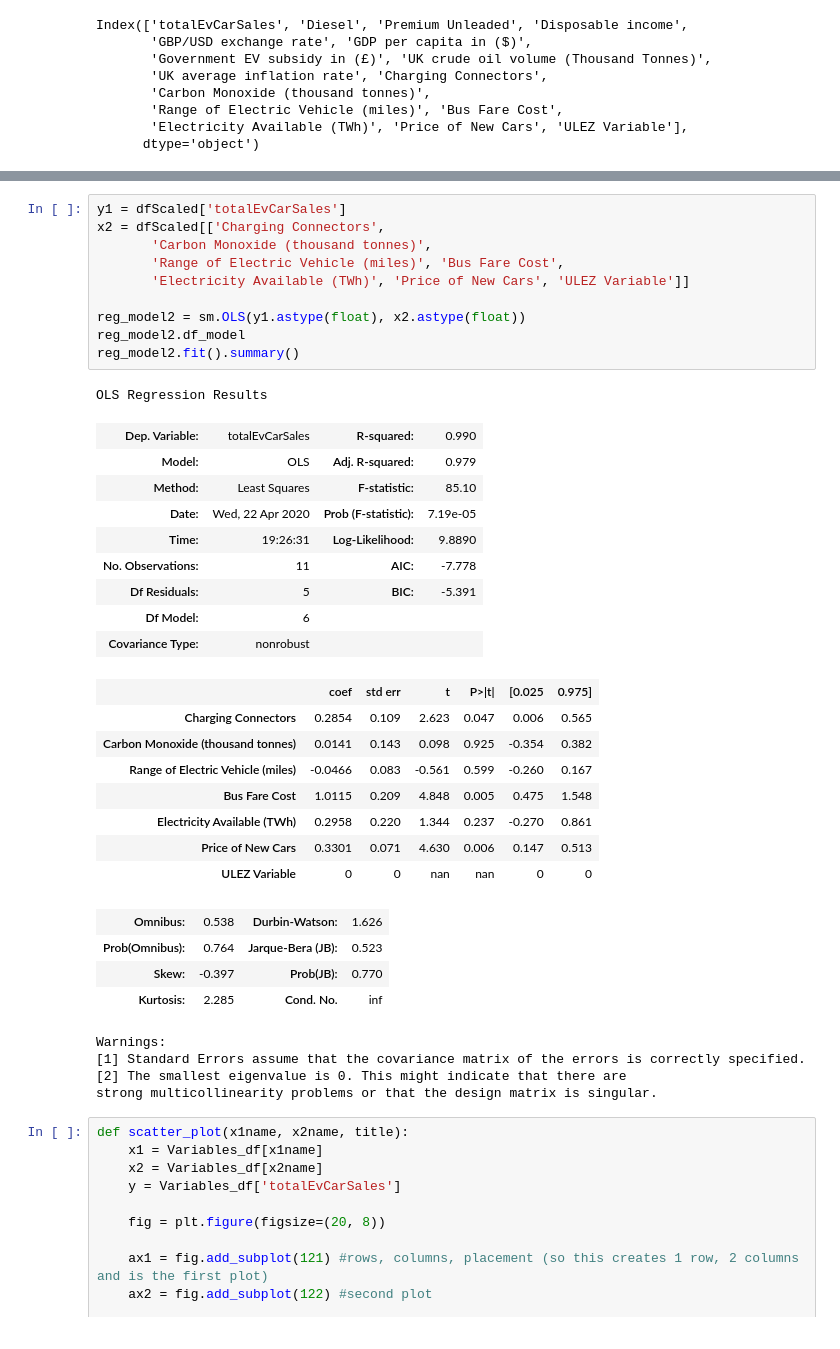
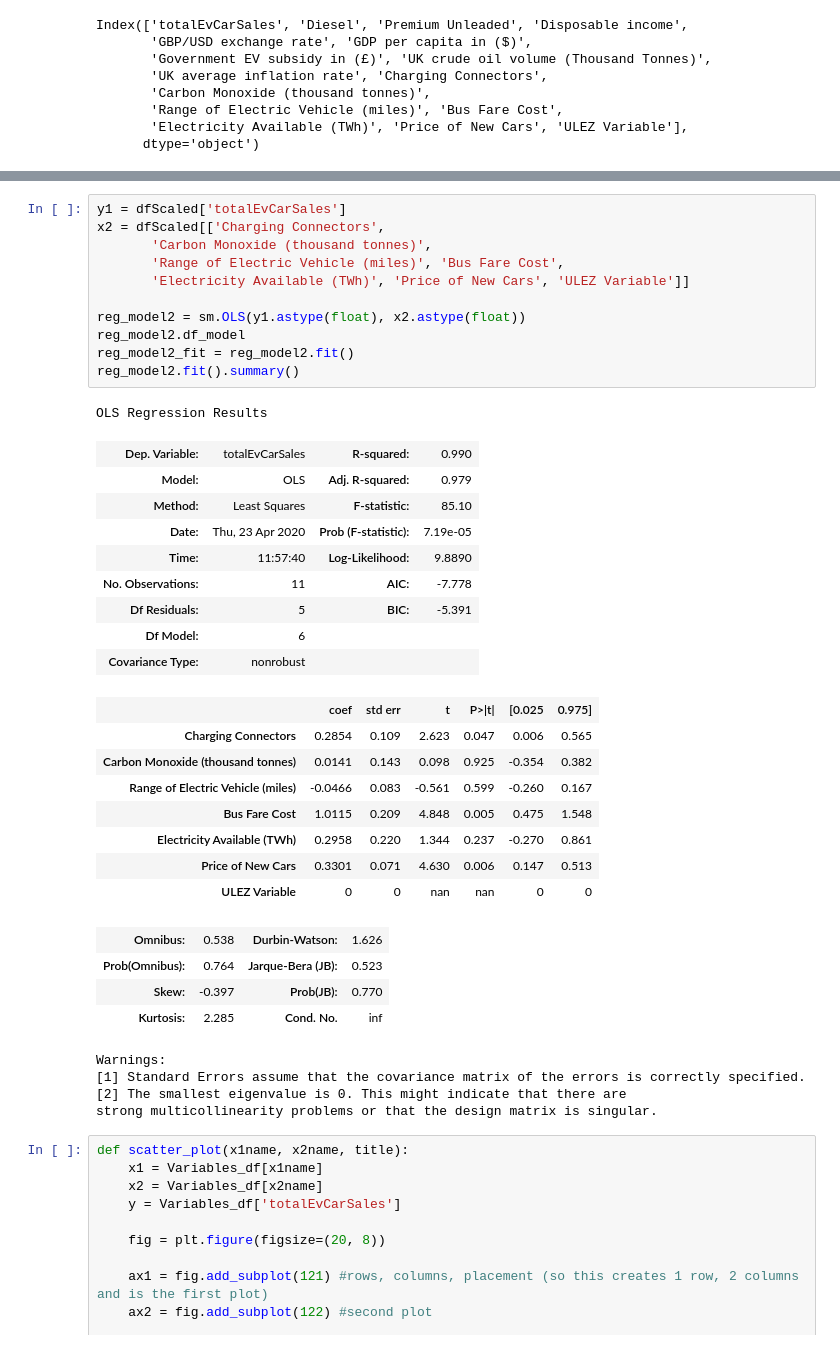
Before and after one commit to kirankalsi/Coding-Project, a Jupyter notebook: Project Combined.ipynb, the cells around one changed output, grey strips where cells are left out. Cells and saved outputs as stored; diff of their text form.

```diff
--- a/Project Combined.ipynb
+++ b/Project Combined.ipynb
@@ -737,20 +739,21 @@ Warnings:
 # %%
 y1 = dfScaled['totalEvCarSales']
 x2 = dfScaled[['Charging Connectors',
        'Carbon Monoxide (thousand tonnes)',
        'Range of Electric Vehicle (miles)', 'Bus Fare Cost',
        'Electricity Available (TWh)', 'Price of New Cars', 'ULEZ Variable']]
 
 reg_model2 = sm.OLS(y1.astype(float), x2.astype(float))
 reg_model2.df_model
+reg_model2_fit = reg_model2.fit()
 reg_model2.fit().summary()
 # %% [output]
 OLS Regression Results
 | Dep. Variable: | totalEvCarSales | R-squared: | 0.990 |
 | Model: | OLS | Adj. R-squared: | 0.979 |
 | Method: | Least Squares | F-statistic: | 85.10 |
-| Date: | Wed, 22 Apr 2020 | Prob (F-statistic): | 7.19e-05 |
-| Time: | 19:26:31 | Log-Likelihood: | 9.8890 |
+| Date: | Thu, 23 Apr 2020 | Prob (F-statistic): | 7.19e-05 |
+| Time: | 11:57:40 | Log-Likelihood: | 9.8890 |
 | No. Observations: | 11 | AIC: | -7.778 |
 | Df Residuals: | 5 | BIC: | -5.391 |
 | Df Model: | 6 |  |  |
```
Also changed, not shown: parts of 5 cells of this notebook.
